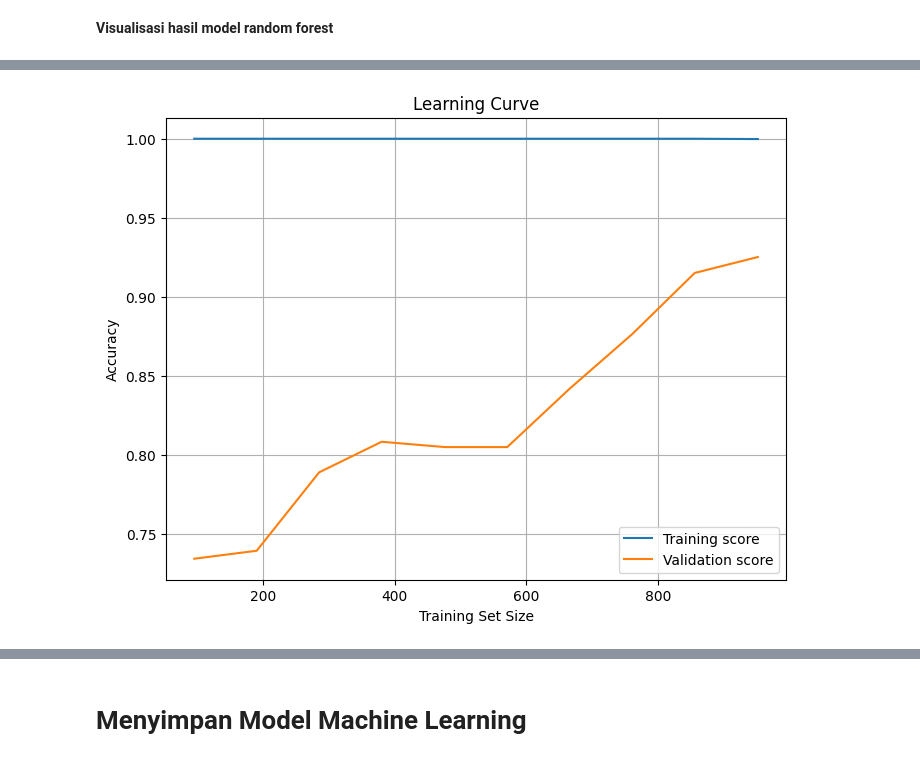
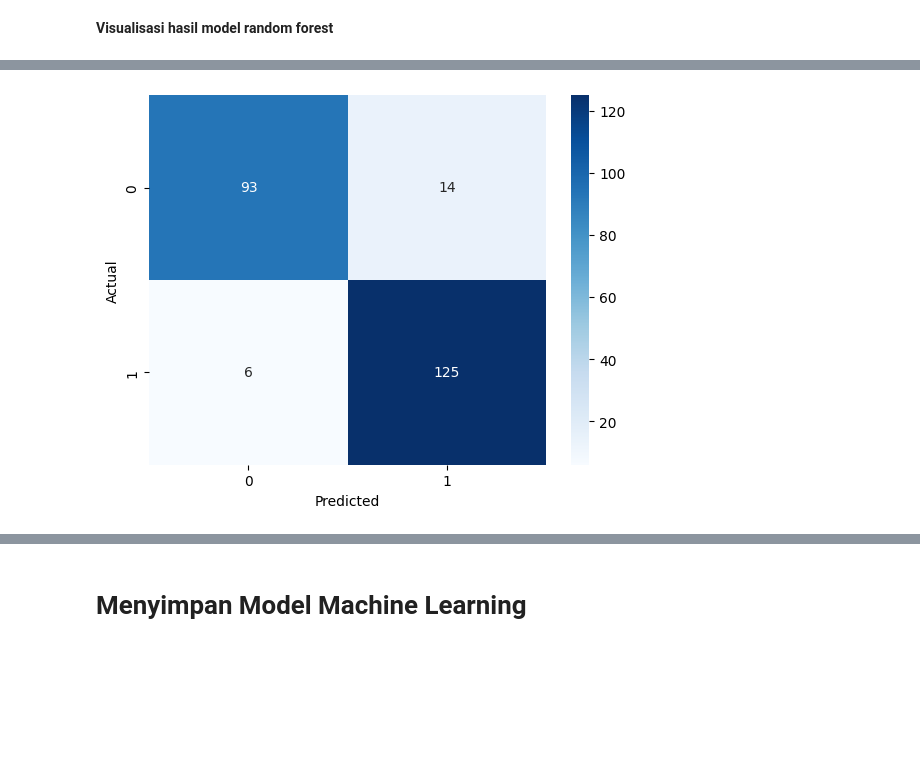
Before and after one commit to fiksdevploper/MachineLearning_Klasifikasi_PenyakitJantung, a Jupyter notebook: klasifikasi.ipynb, the cells around one changed output, grey strips where cells are left out. Saved outputs shown, nothing was run; the diff lists cells and outputs as text; code cells hidden in the pictures; blank space fills up the shorter version.

Commit message:
perbaikan akurasi model ml

```diff
--- a/klasifikasi.ipynb
+++ b/klasifikasi.ipynb
@@ -283,0 +290,16 @@ Test Accuracy (tuned model): 92.86%
+# %%
+print("Hasil RandomizedSearchCV:")
+print(f"Parameter Terbaik: {random_search.best_params_}")
+print(f"Skor Cross-Validation Terbaik: {random_search.best_score_:.4f}")
+
+best_model = random_search.best_estimator_
+y_pred_train = best_model.predict(X_train)
+y_pred_test = best_model.predict(X_test)
+
+# Hitung akurasi pada data latih dan data uji
+train_accuracy = accuracy_score(y_train, y_pred_train)
+test_accuracy = accuracy_score(y_test, y_pred_test)
+
+print("\nEvaluasi Model Terbaik:")
+print(f"Akurasi Data Latih: {train_accuracy:.4f}")
+print(f"Akurasi Data Uji: {test_accuracy:.4f}")
@@ -378,26 +357,13 @@ plt.show()
-# %%
-# learning curve
-from sklearn.model_selection import learning_curve
-from sklearn.ensemble import RandomForestClassifier
-import numpy as np
-
-train_sizes, train_scores, test_scores = learning_curve(
-    RandomForestClassifier(), X, y, cv=5, scoring='accuracy',
-    train_sizes=np.linspace(0.1, 1.0, 10), random_state=42)
-
-# Hitung mean
-train_mean = train_scores.mean(axis=1)
-test_mean = test_scores.mean(axis=1)
-
-# Plot
-plt.figure(figsize=(8,6))
-plt.plot(train_sizes, train_mean, label='Training score')
-plt.plot(train_sizes, test_mean, label='Validation score')
-plt.xlabel('Training Set Size')
-plt.ylabel('Accuracy')
-plt.title('Learning Curve')
-plt.legend()
-plt.grid()
-plt.show()
-# %% [output]
-[figure, removed]
+# %%
+# visualisasi matrix
+from sklearn.metrics import confusion_matrix
+import seaborn as sns
+import matplotlib.pyplot as plt
+
+cm = confusion_matrix(y_test, y_pred_test)
+sns.heatmap(cm, annot=True, fmt="d", cmap="Blues")
+plt.xlabel("Predicted")
+plt.ylabel("Actual")
+plt.show()
+# %% [output]
+[figure, added]
```
Also changed, not shown: parts of 18 cells of this notebook, 2 other files.
